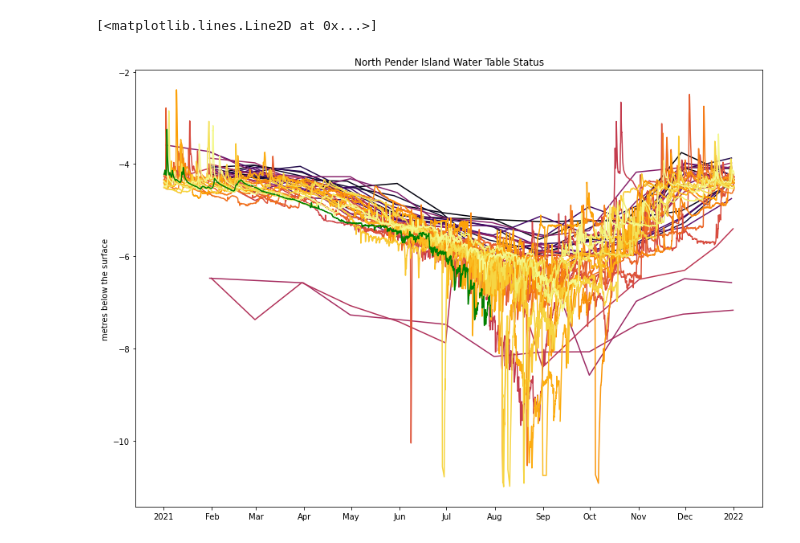
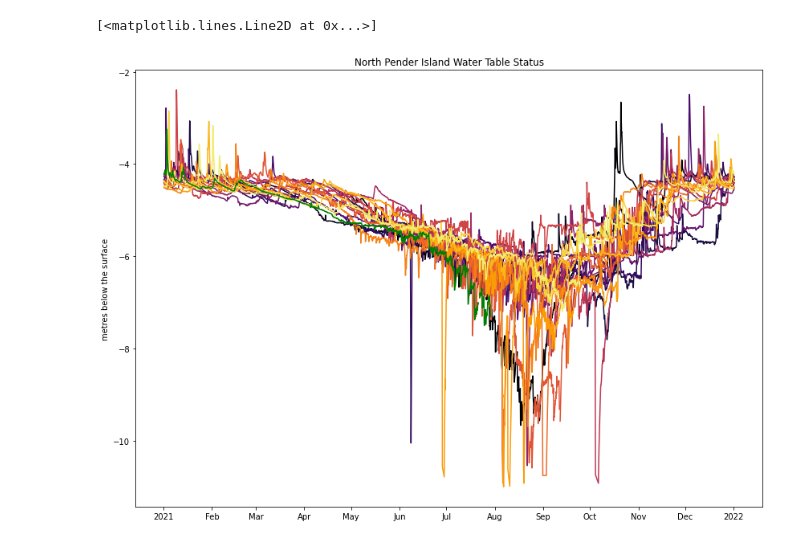
Before and after one commit to novedevo/watertable, a Jupyter notebook: main.ipynb, the cells around one changed output. Saved outputs shown, nothing was run; the diff lists cells and outputs as text; code cells hidden in the pictures.

```diff
--- a/main.ipynb
+++ b/main.ipynb
@@ -32,9 +32,9 @@ def clean_and_process(stamp: str, value: str, code: str):
 cleaned = np.transpose(tuple(filter(lambda x: x, map(lambda x: clean_and_process(x[0], x[1], x[3]), reader))))
 # %%
 def year_splitter(days: Iterator[Tuple[datetime, float]]) -> List[List[Tuple[datetime, float]]]:
-    years = [[] for _ in range(2021-1983 + 1)]
+    years = [[] for _ in range(2021-2003 + 1)]
     for day in days:
-        years[day[0].year-1983].append(day)
+        years[day[0].year-2003].append(day)
     return years
 
 def unify_year(dates: List[Tuple[datetime, float]]):
@@ -51,25 +51,25 @@ with open("data/dataset.csv") as data:
 # %%
 fig, ax = plt.subplots()
 fig.set_size_inches(14, 10)
 
 ax.set_ylabel("metres below the surface")
 ax.set_title("North Pender Island Water Table Status")
 
 locator = mdates.AutoDateLocator(minticks=3, maxticks=20)
 formatter = mdates.ConciseDateFormatter(locator)
 ax.xaxis.set_major_locator(locator)
 ax.xaxis.set_major_formatter(formatter)
 
 colourmap = cm.get_cmap('inferno')
 
 year_plots = []
 
 for i, year in enumerate(years[:-1]):
-    year_as_percentage = i/(2021-1983)
+    year_as_percentage = i/(2021-2003)
     (year_plot, ) = ax.plot(year[0], year[1], color=colourmap(year_as_percentage))
     year_plot
     year_plots.append(year_plot)
 ax.plot(years[-1][0], years[-1][1], color="green")
 # %% [output]
 [<matplotlib.lines.Line2D at 0x...>]
-[figure, old version]
+[figure, new version]
```
Also changed, not shown: 1 other file.
